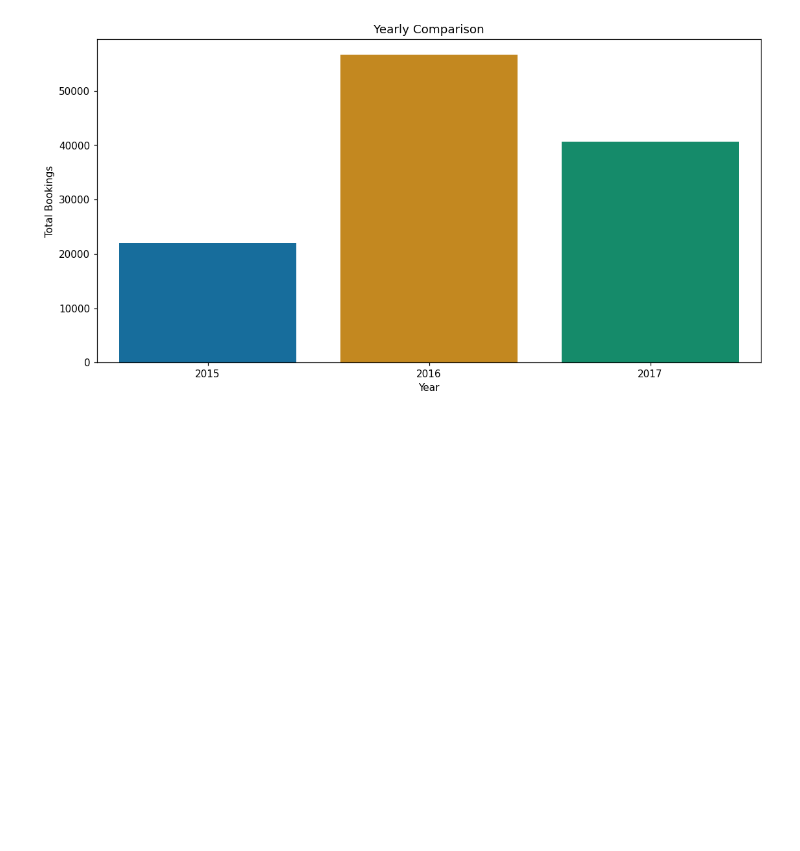
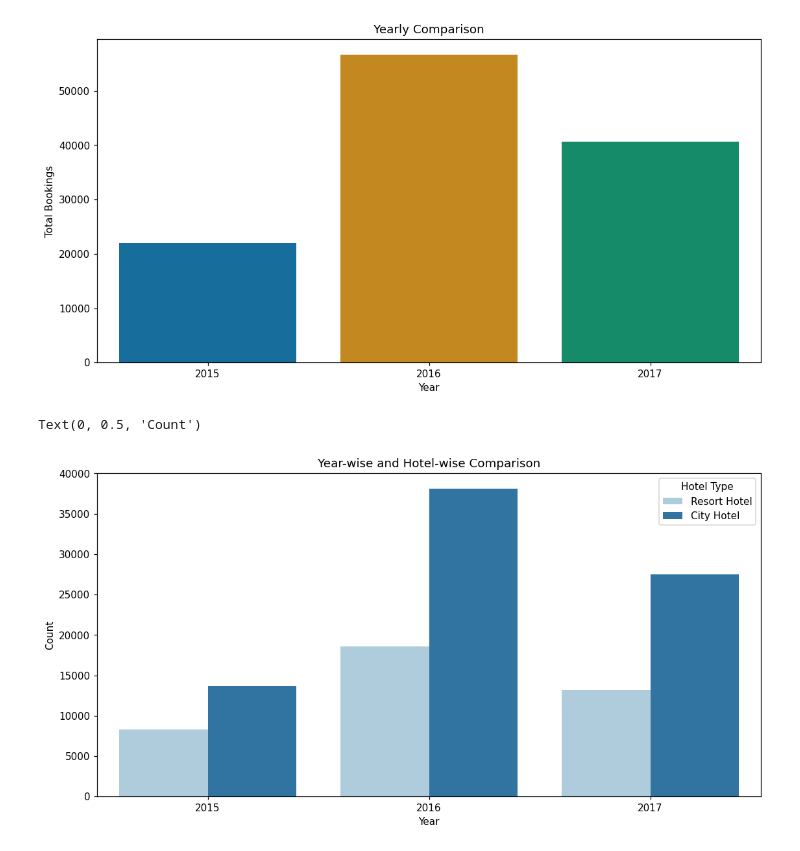
Before and after one commit to Anupam8858/EDA_Hotel_Booking_Analysis, a Jupyter notebook: Hotel_Booking_Analysis_Capstone_Project.ipynb, the cells around one changed output. Cells and saved outputs as stored; diff of their text form; code cells hidden in the pictures; blank space fills up the shorter version.

```diff
--- a/Hotel_Booking_Analysis_Capstone_Project.ipynb
+++ b/Hotel_Booking_Analysis_Capstone_Project.ipynb
@@ -158,3 +158,13 @@ plt.ylabel('Total Bookings')
 # %% [output]
 Text(0, 0.5, 'Total Bookings')
 [figure]
+# %%
+plt.figure(figsize = (12,6), dpi=110)
+sns.countplot(x='arrival_date_year', hue='hotel', data=df, palette='Paired')
+plt.title('Year-wise and Hotel-wise Comparison')
+plt.legend(title='Hotel Type')
+plt.xlabel('Year')
+plt.ylabel('Count')
+# %% [output]
+Text(0, 0.5, 'Count')
+[figure, added]
```
Also changed, not shown: parts of 2 cells of this notebook.
